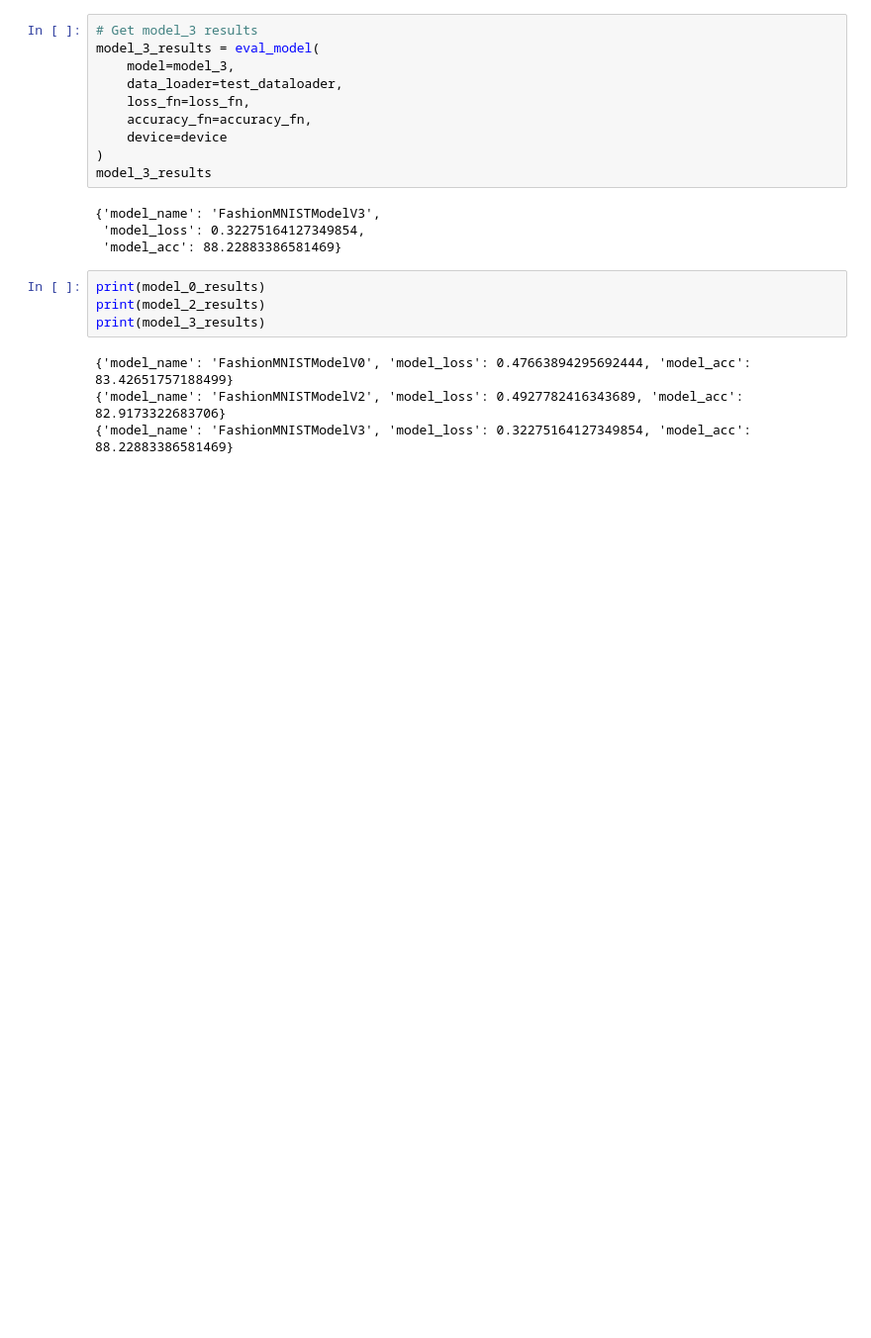
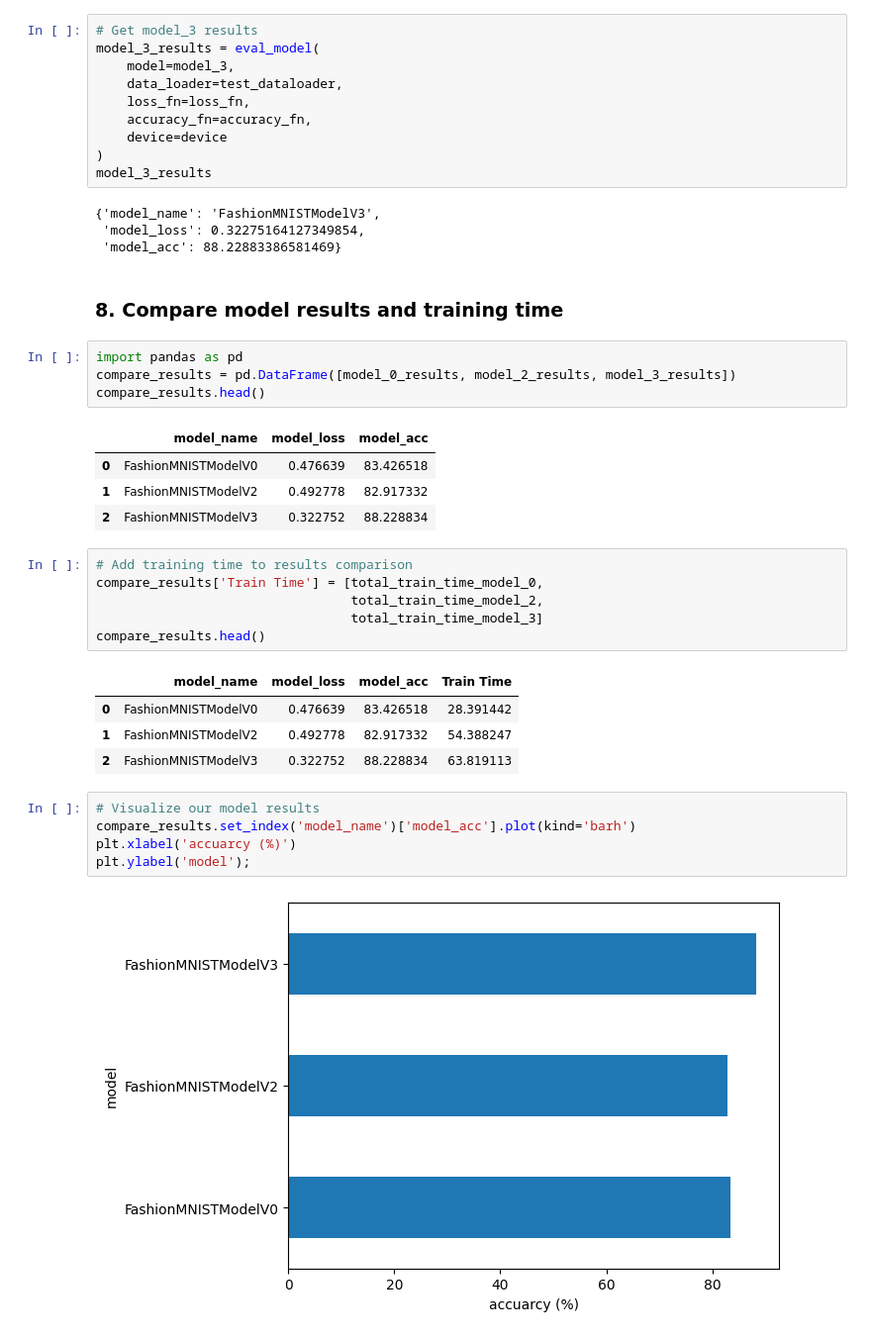
Before and after one commit to JustinTrannn/learningPytorch, a Jupyter notebook: 03_Pytorch_Computer_Vision.ipynb, the cells around one changed output. Shown: that part at 99% size. Saved outputs shown, nothing was run; the diff lists cells and outputs as text; blank space fills up the shorter version.

Commit message:
Compared all models

```diff
--- a/03_Pytorch_Computer_Vision.ipynb
+++ b/03_Pytorch_Computer_Vision.ipynb
@@ -1083,11 +1083,32 @@ model_3_results
 {'model_name': 'FashionMNISTModelV3',
  'model_loss': 0.32275164127349854,
  'model_acc': 88.22883386581469}
+# %% [markdown]
+### 8. Compare model results and training time
 # %%
-print(model_0_results)
-print(model_2_results)
-print(model_3_results)
+import pandas as pd
+compare_results = pd.DataFrame([model_0_results, model_2_results, model_3_results])
+compare_results.head()
 # %% [output]
-{'model_name': 'FashionMNISTModelV0', 'model_loss': 0.47663894295692444, 'model_acc': 83.42651757188499}
-{'model_name': 'FashionMNISTModelV2', 'model_loss': 0.4927782416343689, 'model_acc': 82.9173322683706}
-{'model_name': 'FashionMNISTModelV3', 'model_loss': 0.32275164127349854, 'model_acc': 88.22883386581469}
+|  | model_name | model_loss | model_acc |
+| 0 | FashionMNISTModelV0 | 0.476639 | 83.426518 |
+| 1 | FashionMNISTModelV2 | 0.492778 | 82.917332 |
+| 2 | FashionMNISTModelV3 | 0.322752 | 88.228834 |
+# %%
+# Add training time to results comparison
+compare_results['Train Time'] = [total_train_time_model_0,
+                                 total_train_time_model_2,
+                                 total_train_time_model_3]
+compare_results.head()
+# %% [output]
+|  | model_name | model_loss | model_acc | Train Time |
+| 0 | FashionMNISTModelV0 | 0.476639 | 83.426518 | 28.391442 |
+| 1 | FashionMNISTModelV2 | 0.492778 | 82.917332 | 54.388247 |
+| 2 | FashionMNISTModelV3 | 0.322752 | 88.228834 | 63.819113 |
+# %%
+# Visualize our model results
+compare_results.set_index('model_name')['model_acc'].plot(kind='barh')
+plt.xlabel('accuarcy (%)')
+plt.ylabel('model');
+# %% [output]
+[figure, added]
```
